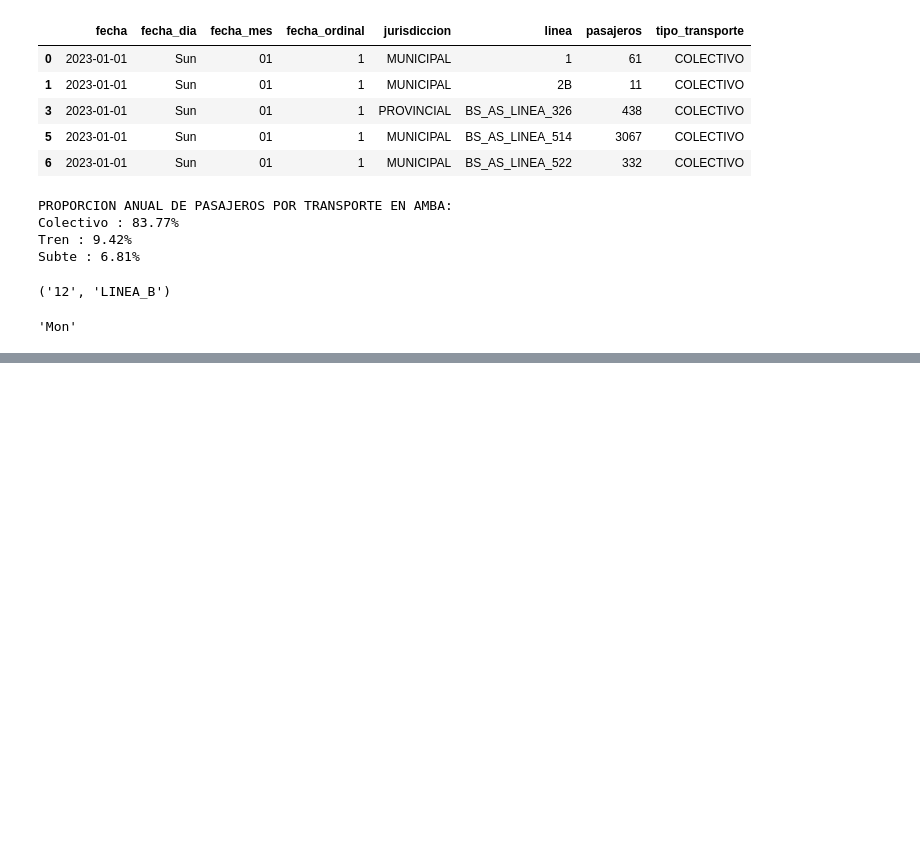
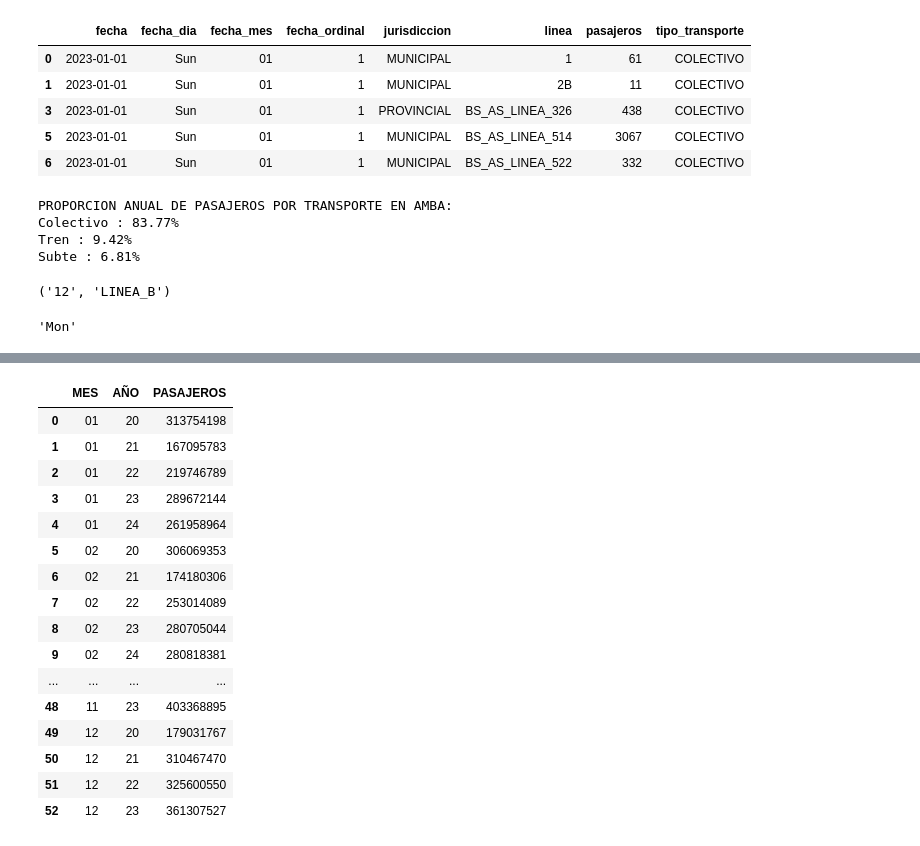
Before and after one commit to romanprs03/labo_de_datos, a Jupyter notebook: TP1/Román_Parisi_Joaquín_Núñez.ipynb, the cells around one changed output, grey strips where cells are left out. Drawn from its saved outputs; the diff is of its cells as text; code cells hidden in the pictures; blank space fills up the shorter version.

```diff
--- a/TP1/Román_Parisi_Joaquín_Núñez.ipynb
+++ b/TP1/Román_Parisi_Joaquín_Núñez.ipynb
@@ -197,0 +247,28 @@ nuevo_df
+# %%
+# Como el data set creado es extremadamente pesado, vamos a crear uno nuevo como hicimos para el análisis anterior, solamente quedándonos con los datos que nos interesan
+
+mes = datos_sube.groupby(["FECHA_MES", "FECHA_AÑO"])["CANTIDAD"].sum() # Agrupamos por mes y año la sumatoria de los pasajeros de cada mes y año
+datos_mes_sube = pd.DataFrame( # Creamos el data frame mediante ciclos for
+    {"MES": [indice[0] for indice in mes.index],
+    "AÑO": [indice[1] for indice in mes.index],
+    "PASAJEROS": [mes[indice] for indice in mes.index]}
+    )
+datos_mes_sube # Vemos como quedó
+# %% [output]
+|  | MES | AÑO | PASAJEROS |
+| 0 | 01 | 20 | 313754198 |
+| 1 | 01 | 21 | 167095783 |
+| 2 | 01 | 22 | 219746789 |
+| 3 | 01 | 23 | 289672144 |
+| 4 | 01 | 24 | 261958964 |
+| 5 | 02 | 20 | 306069353 |
+| 6 | 02 | 21 | 174180306 |
+| 7 | 02 | 22 | 253014089 |
+| 8 | 02 | 23 | 280705044 |
+| 9 | 02 | 24 | 280818381 |
+| ... | ... | ... | ... |
+| 48 | 11 | 23 | 403368895 |
+| 49 | 12 | 20 | 179031767 |
+| 50 | 12 | 21 | 310467470 |
+| 51 | 12 | 22 | 325600550 |
+| 52 | 12 | 23 | 361307527 |
```
Also changed, not shown: parts of 9 cells of this notebook, 4 other files.
